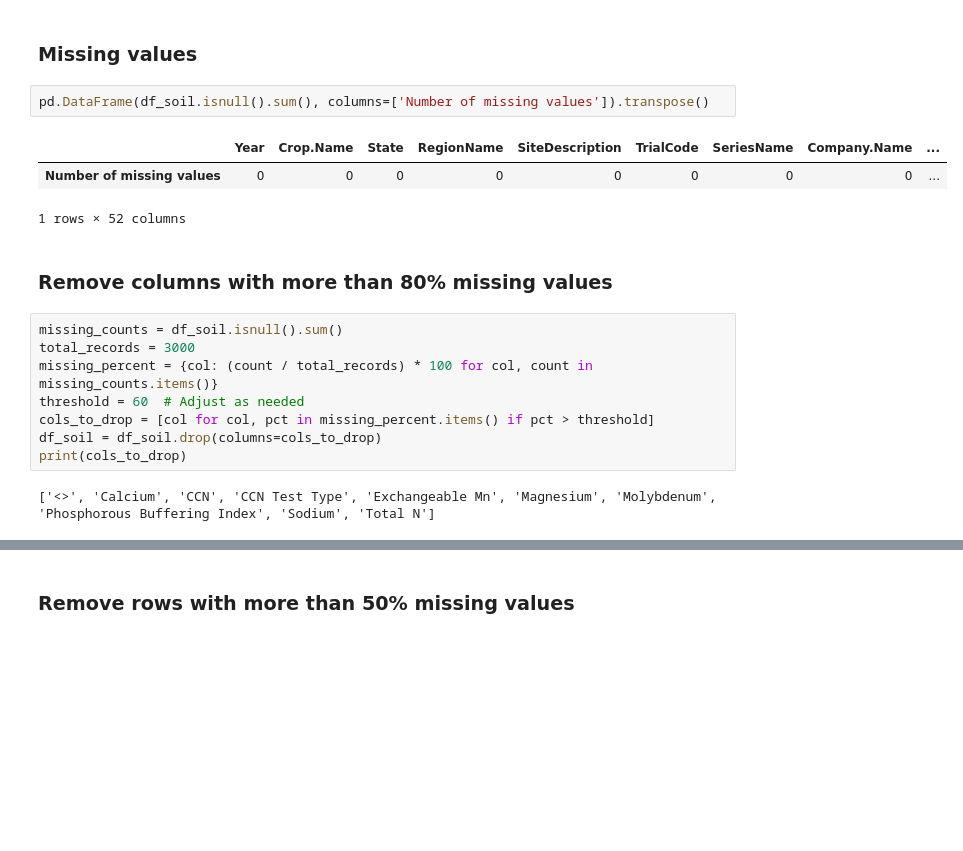
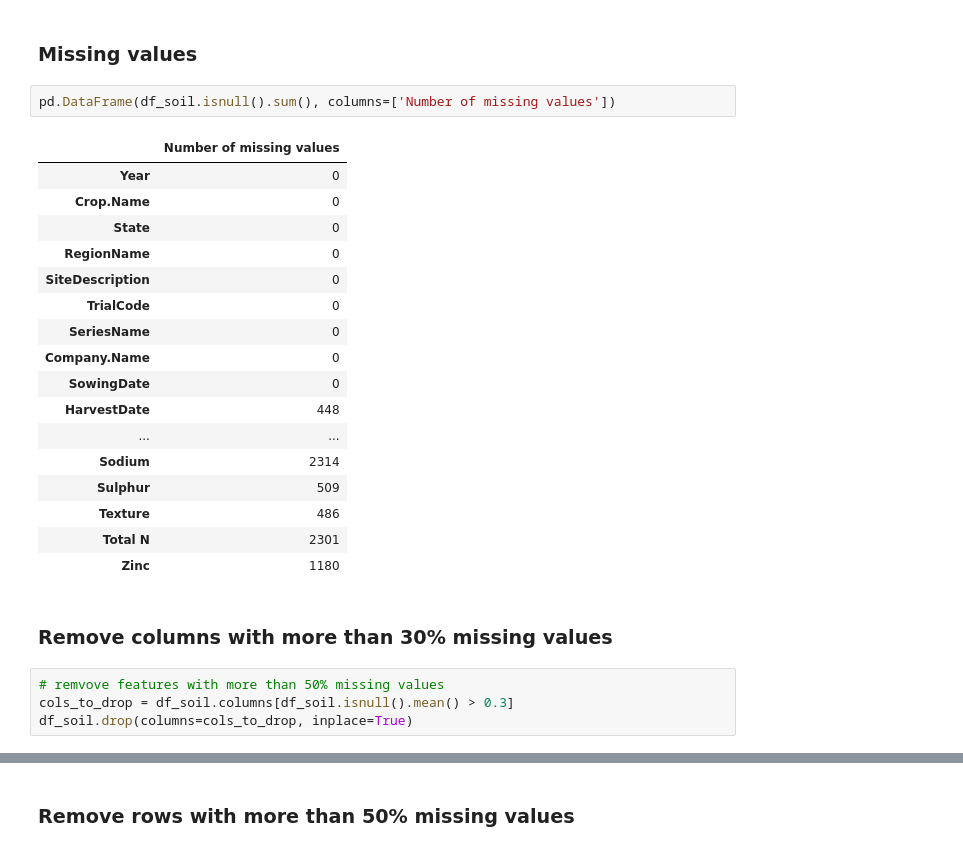
Before and after one commit to Harry-01/DATA7901, a Jupyter notebook: NVT_soil_data.ipynb, the cells around one changed output, grey strips where cells are left out. Drawn from its saved outputs; the diff is of its cells as text; blank space fills up the shorter version.

```diff
--- a/NVT_soil_data.ipynb
+++ b/NVT_soil_data.ipynb
@@ -65,23 +65,31 @@ df_soil = df_soil[(df_soil['Released'] == 1) | (df_soil['Released'] == 0)]
 # %% [markdown]
 ### Missing values
 # %%
-pd.DataFrame(df_soil.isnull().sum(), columns=['Number of missing values']).transpose()
+pd.DataFrame(df_soil.isnull().sum(), columns=['Number of missing values'])
 # %% [output]
-|  | Year | Crop.Name | State | RegionName | SiteDescription | TrialCode | SeriesName | Company.Name | ... |
-| Number of missing values | 0 | 0 | 0 | 0 | 0 | 0 | 0 | 0 | ... |
+|  | Number of missing values |
+| Year | 0 |
+| Crop.Name | 0 |
+| State | 0 |
+| RegionName | 0 |
+| SiteDescription | 0 |
+| TrialCode | 0 |
+| SeriesName | 0 |
+| Company.Name | 0 |
+| SowingDate | 0 |
+| HarvestDate | 448 |
+| ... | ... |
+| Sodium | 2314 |
+| Sulphur | 509 |
+| Texture | 486 |
+| Total N | 2301 |
+| Zinc | 1180 |
-1 rows × 52 columns
 # %% [markdown]
-### Remove columns with more than 80% missing values
+### Remove columns with more than 30% missing values
-# %%
-missing_counts = df_soil.isnull().sum()
-total_records = 3000
-missing_percent = {col: (count / total_records) * 100 for col, count in missing_counts.items()}
-threshold = 60  # Adjust as needed
-cols_to_drop = [col for col, pct in missing_percent.items() if pct > threshold]
-df_soil = df_soil.drop(columns=cols_to_drop)
-print(cols_to_drop)
-# %% [output]
-['<>', 'Calcium', 'CCN', 'CCN Test Type', 'Exchangeable Mn', 'Magnesium', 'Molybdenum', 'Phosphorous Buffering Index', 'Sodium', 'Total N']
+# %%
+# remvove features with more than 50% missing values
+cols_to_drop = df_soil.columns[df_soil.isnull().mean() > 0.3]
+df_soil.drop(columns=cols_to_drop, inplace=True)
 # %%
 df_soil.columns
 # %% [output]
```
Also changed, not shown: parts of 26 cells of this notebook, 24 other files.
